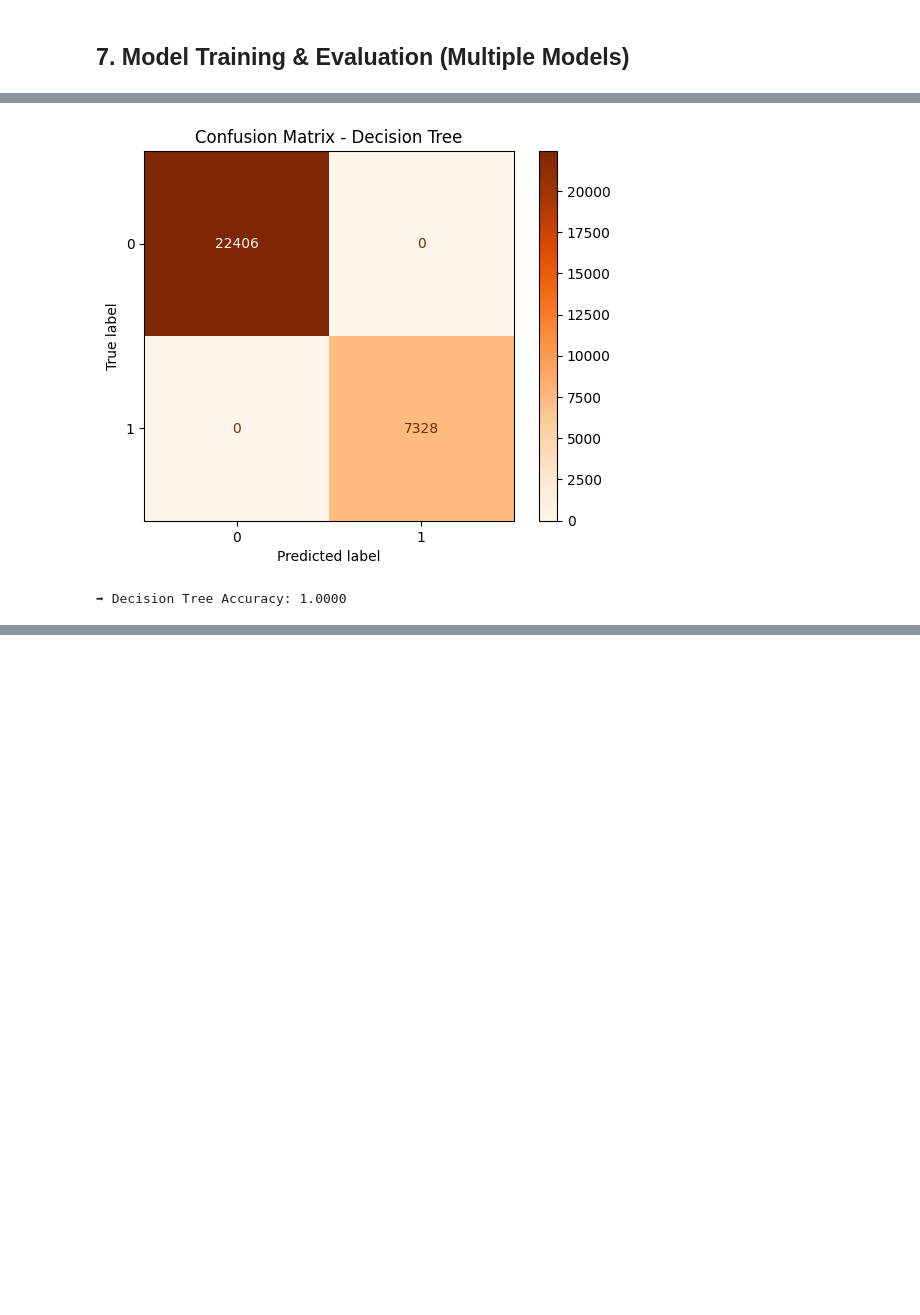
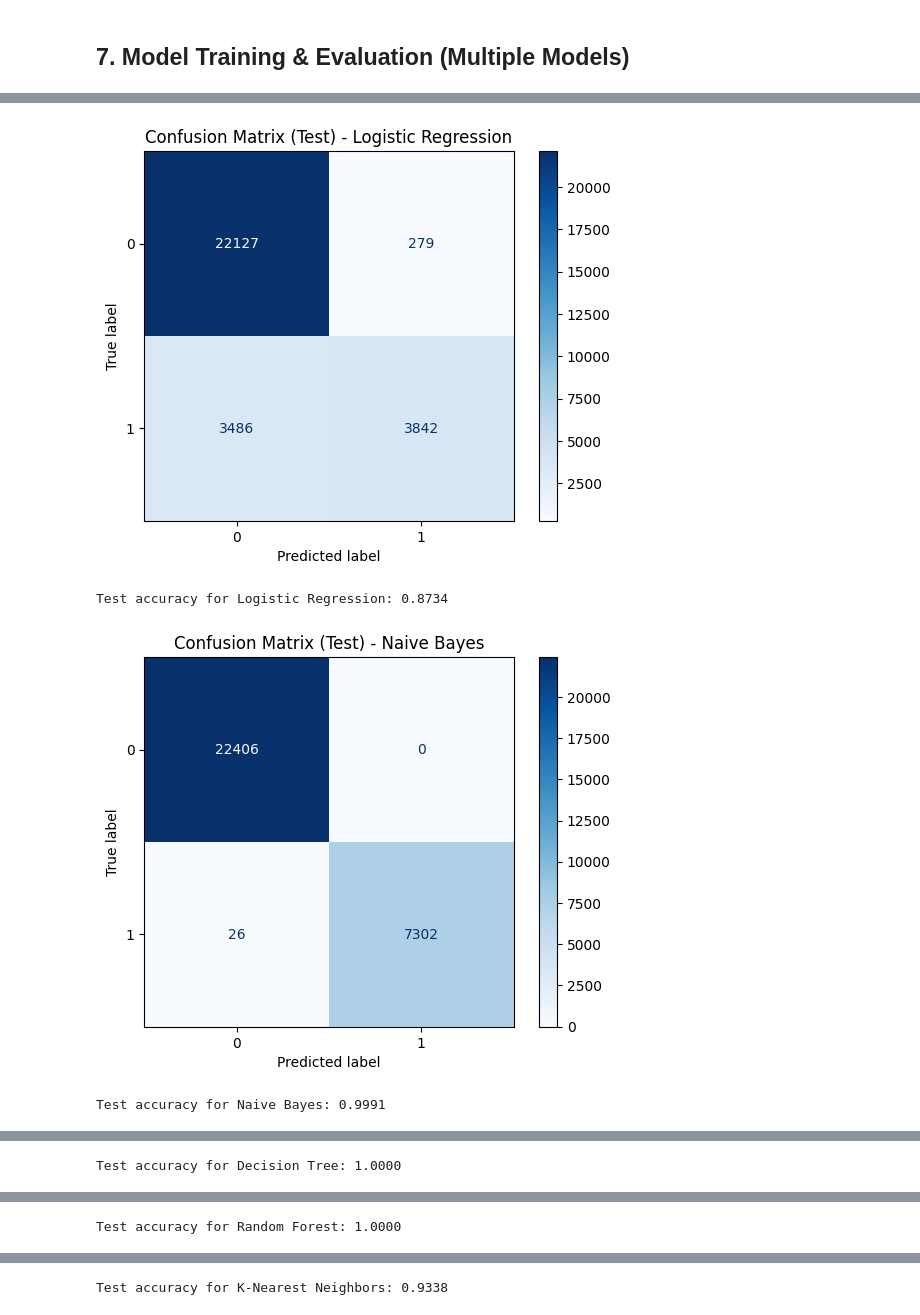
Before and after one commit to springboardmentor891v/CreditPathAI_Oct_Batch, a Jupyter notebook: main.ipynb, the cells around one changed output, grey strips where cells are left out. Drawn from its saved outputs; the diff is of its cells as text; code cells hidden in the pictures; blank space fills up the shorter version.

```diff
--- a/main.ipynb
+++ b/main.ipynb
@@ -318,6 +326,15 @@ Missing values in testing data: 35398
 # %%
-X_train_final.to_csv("X_train_final.csv", index=False)
-X_test_final.to_csv("X_test_final.csv", index=False)
-y_train.to_csv("y_train.csv", index=False)
-y_test.to_csv("y_test.csv", index=False)
+def get_metrics(y_true, y_pred, y_proba=None):
+    cm = confusion_matrix(y_true, y_pred)
+    if cm.shape == (2,2):
+        tn, fp, fn, tp = cm.ravel()
+        specificity = tn / (tn + fp) if (tn + fp) > 0 else np.nan
+    else:
+        specificity = np.nan
+    accuracy = accuracy_score(y_true, y_pred)
+    sensitivity = recall_score(y_true, y_pred, zero_division=0)
+    precision = precision_score(y_true, y_pred, zero_division=0)
+    f1 = f1_score(y_true, y_pred, zero_division=0)
+    auc = roc_auc_score(y_true, y_proba) if (y_proba is not None and len(np.unique(y_true))==2) else np.nan
+    return accuracy, sensitivity, precision, specificity, f1, auc
 # %%
@@ -447,21 +461,27 @@ Decision Tree
 # %%
-from sklearn.tree import DecisionTreeClassifier
+testing_results = []
+for i, (name, model) in enumerate(trained_models.items(), start=1):
+    try:
+        y_te_pred = model.predict(Xte_sel)
+        y_te_proba = model.predict_proba(Xte_sel)[:,1] if hasattr(model, 'predict_proba') else None
+        acc, sens, prec, spec, f1, auc = get_metrics(y_test, y_te_pred, y_te_proba)
+        testing_results.append([i, name, acc, sens, prec, spec, f1, auc])
 
-model_name = "Decision Tree"
-dt_model = DecisionTreeClassifier(random_state=42)
-dt_model.fit(Xtr_sel, y_train)
-y_pred = dt_model.predict(Xte_sel)
-y_proba = dt_model.predict_proba(Xte_sel)[:, 1]
+        ConfusionMatrixDisplay.from_estimator(model, Xte_sel, y_test, cmap='Blues', values_format='d')
+        plt.title(f"Confusion Matrix (Test) - {name}")
+        plt.show()
+        print(f"Test accuracy for {name}: {acc:.4f}")
 
+    except Exception as e:
+        print("Error evaluating", name, ":", e)
 
-acc, sens, prec, spec, f1, auc = get_metrics(y_test, y_pred, y_proba)
-model_results.append([4, model_name, acc, sens, prec, spec, f1, auc])
-trained_models["Decision Tree"] = dt_model
-
-ConfusionMatrixDisplay.from_estimator(dt_model, Xte_sel, y_test, cmap="Oranges", values_format='d')
-plt.title(f"Confusion Matrix - {model_name}")
-plt.show()
-print(f"➡ Decision Tree Accuracy: {acc:.4f}")
+test_df = pd.DataFrame(testing_results, columns=train_columns)
+print("\n--- TESTING PERFORMANCE SUMMARY ---")
+print(test_df)
+test_df.to_csv("model_testing_summary.csv", index=False)
+print("Saved model_testing_summary.csv")
 # %% [output]
-[figure, old version]
+[figure, new version]
-➡ Decision Tree Accuracy: 1.0000
+Test accuracy for Logistic Regression: 0.8734
+[figure, added]
+Test accuracy for Naive Bayes: 0.9991
@@ -467,0 +489 @@ print(f"➡ Decision Tree Accuracy: {acc:.4f}")
+Test accuracy for Decision Tree: 1.0000
@@ -467,0 +491 @@ print(f"➡ Decision Tree Accuracy: {acc:.4f}")
+Test accuracy for Random Forest: 1.0000
@@ -467,0 +493 @@ print(f"➡ Decision Tree Accuracy: {acc:.4f}")
+Test accuracy for K-Nearest Neighbors: 0.9338
```
Also changed, not shown: parts of 37 cells of this notebook, 10 other files.
